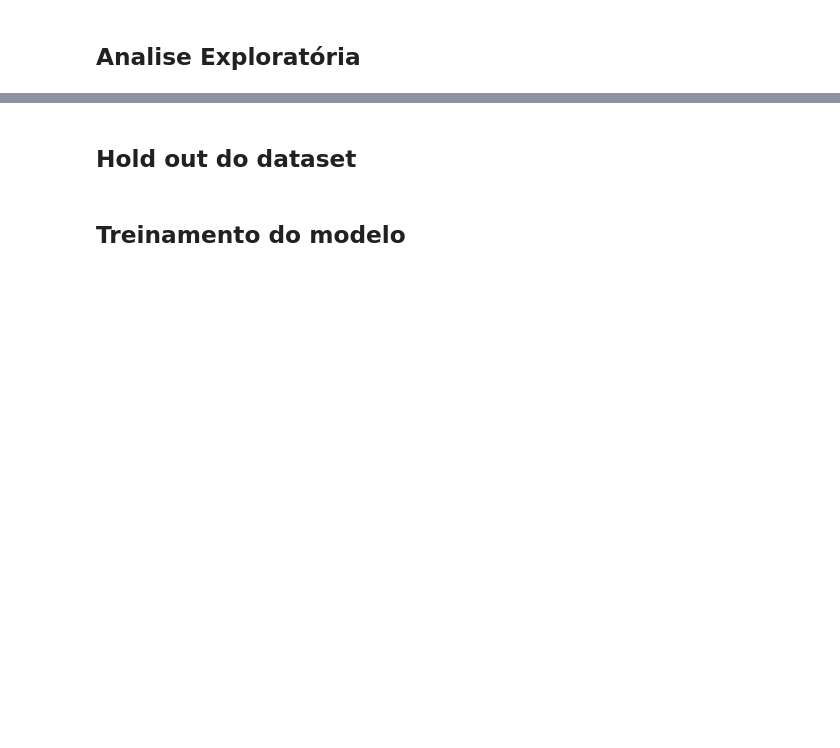
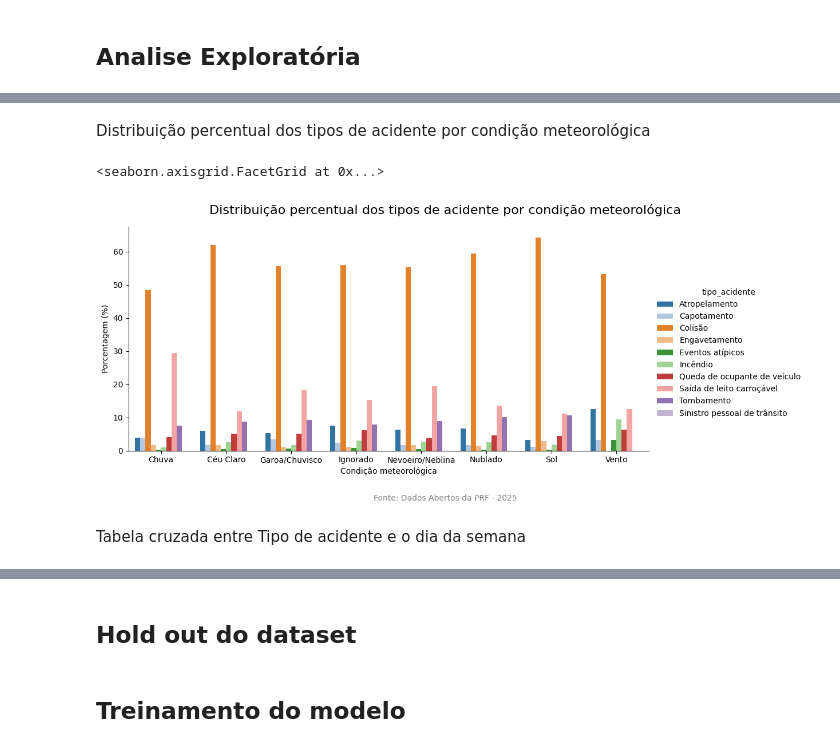
Before and after one commit to pab-h/DataScienceProcess, a Jupyter notebook: notebooks/prf.ipynb, the cells around one changed output, grey strips where cells are left out. Cells and saved outputs as stored; diff of their text form; code cells hidden in the pictures; blank space fills up the shorter version.

```diff
--- a/notebooks/prf.ipynb
+++ b/notebooks/prf.ipynb
@@ -42,0 +239,46 @@ memory usage: 6.5+ MB
+# %% [markdown]
+Distribuição percentual dos tipos de acidente por condição meteorológica
+# %%
+metereologicaAcidenteGroupCounts = (
+    datatran2025
+    .groupby(['condicao_metereologica', 'tipo_acidente'])
+    .size()
+    .reset_index(name = 'count')
+)
+
+metereologicaAcidenteGroupCounts['percent'] = (
+    metereologicaAcidenteGroupCounts
+    .groupby('condicao_metereologica')['count']
+    .transform(lambda x: 100 * x / x.sum())
+)
+
+g = sns.catplot(
+    data 	= metereologicaAcidenteGroupCounts,
+    x	 	= 'condicao_metereologica',
+    y	 	= 'percent',
+    hue	 	= 'tipo_acidente',
+    kind 	= 'bar',
+    palette = "tab20",
+    aspect	= 2
+)
+
+g.figure.suptitle(
+    "Distribuição percentual dos tipos de acidente por condição meteorológica",
+    fontsize = 16
+)
+g.figure.text(
+    0.5,
+    -0.05,
+    "Fonte: Dados Abertos da PRF - 2025",
+    ha 		 = 'center',
+    va 		 = 'center',
+    fontsize = 10,
+    color    = 'gray'
+)
+g.figure.subplots_adjust(top = 0.90)
+g.set_axis_labels("Condição meteorológica", "Porcentagem (%)")
+# %% [output]
+<seaborn.axisgrid.FacetGrid at 0x...>
+[figure, added]
+# %% [markdown]
+Tabela cruzada entre Tipo de acidente e o dia da semana
```
Also changed, not shown: parts of 32 cells of this notebook.
